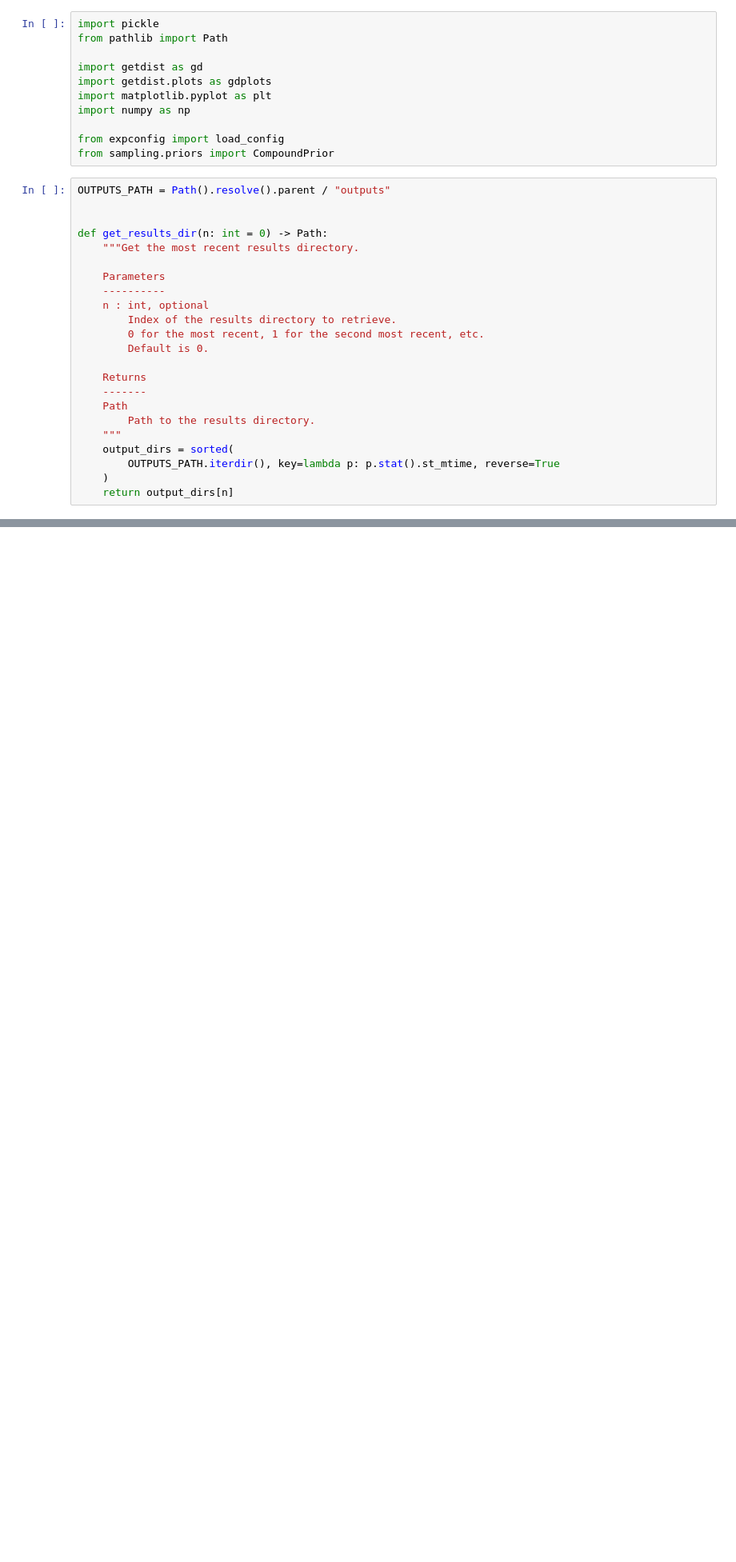
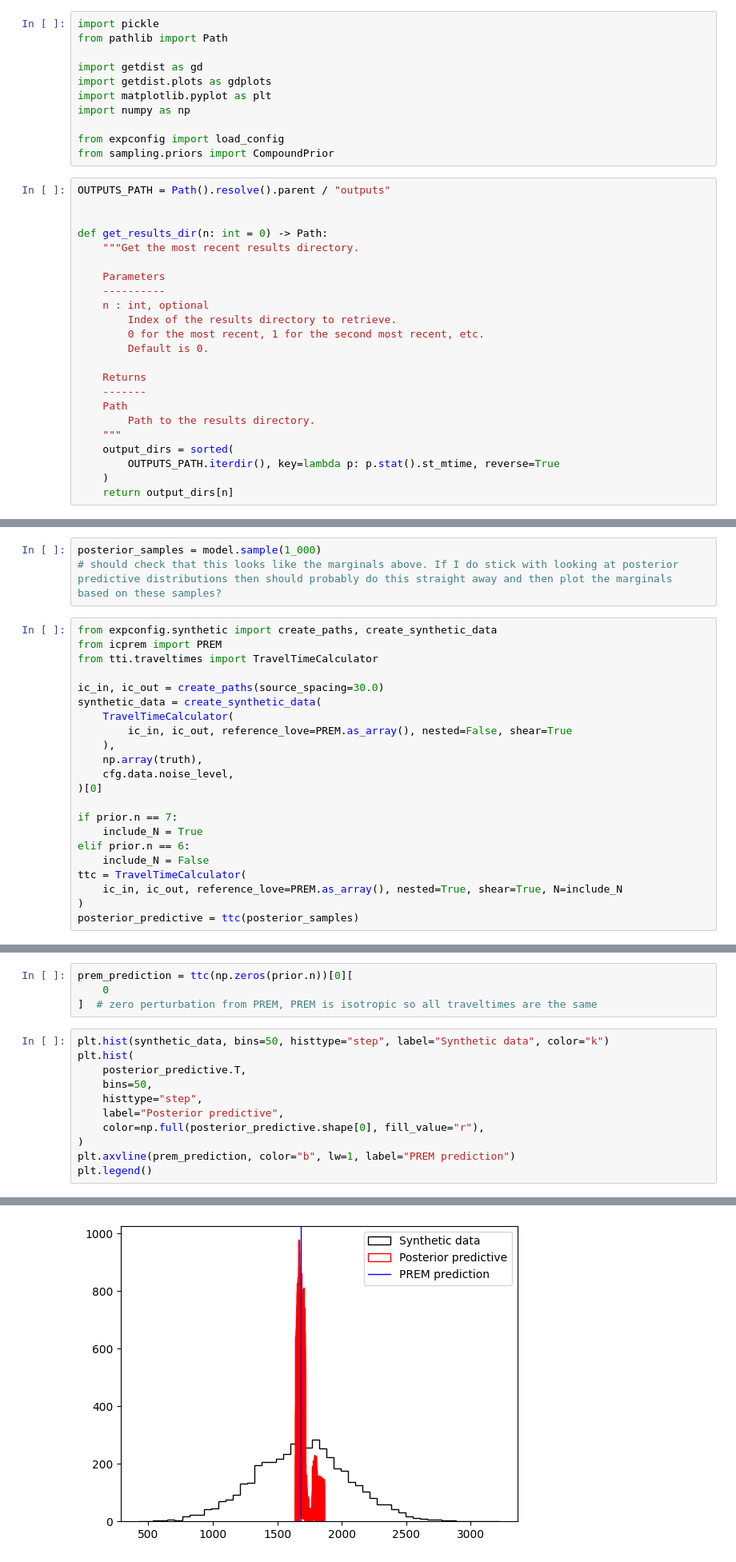
Before and after one commit to auggiemarignier/icanisddr, a Jupyter notebook: experiments/bulkic/notebooks/analyse_samples.ipynb, the cells around one changed output, grey strips where cells are left out. Shown at 80% size. Cells and saved outputs as stored; diff of their text form; blank space fills up the shorter version.

Commit message:
feat: posterior predictive check

```diff
--- a/experiments/bulkic/notebooks/analyse_samples.ipynb
+++ b/experiments/bulkic/notebooks/analyse_samples.ipynb
@@ -105,0 +123,25 @@ g.triangle_plot(
+# %%
+posterior_samples = model.sample(1_000)
+# should check that this looks like the marginals above. If I do stick with looking at posterior predictive distributions then should probably do this straight away and then plot the marginals based on these samples?
+# %%
+from expconfig.synthetic import create_paths, create_synthetic_data
+from icprem import PREM
+from tti.traveltimes import TravelTimeCalculator
+
+ic_in, ic_out = create_paths(source_spacing=30.0)
+synthetic_data = create_synthetic_data(
+    TravelTimeCalculator(
+        ic_in, ic_out, reference_love=PREM.as_array(), nested=False, shear=True
+    ),
+    np.array(truth),
+    cfg.data.noise_level,
+)[0]
+
+if prior.n == 7:
+    include_N = True
+elif prior.n == 6:
+    include_N = False
+ttc = TravelTimeCalculator(
+    ic_in, ic_out, reference_love=PREM.as_array(), nested=True, shear=True, N=include_N
+)
+posterior_predictive = ttc(posterior_samples)
@@ -105,0 +150,16 @@ g.triangle_plot(
+# %%
+prem_prediction = ttc(np.zeros(prior.n))[0][
+    0
+]  # zero perturbation from PREM, PREM is isotropic so all traveltimes are the same
+# %%
+plt.hist(synthetic_data, bins=50, histtype="step", label="Synthetic data", color="k")
+plt.hist(
+    posterior_predictive.T,
+    bins=50,
+    histtype="step",
+    label="Posterior predictive",
+    color=np.full(posterior_predictive.shape[0], fill_value="r"),
+)
+plt.axvline(prem_prediction, color="b", lw=1, label="PREM prediction")
+plt.legend()
+# %% [output]
@@ -105,0 +167 @@ g.triangle_plot(
+[figure, added]
```
Also changed, not shown: parts of 8 cells of this notebook.
